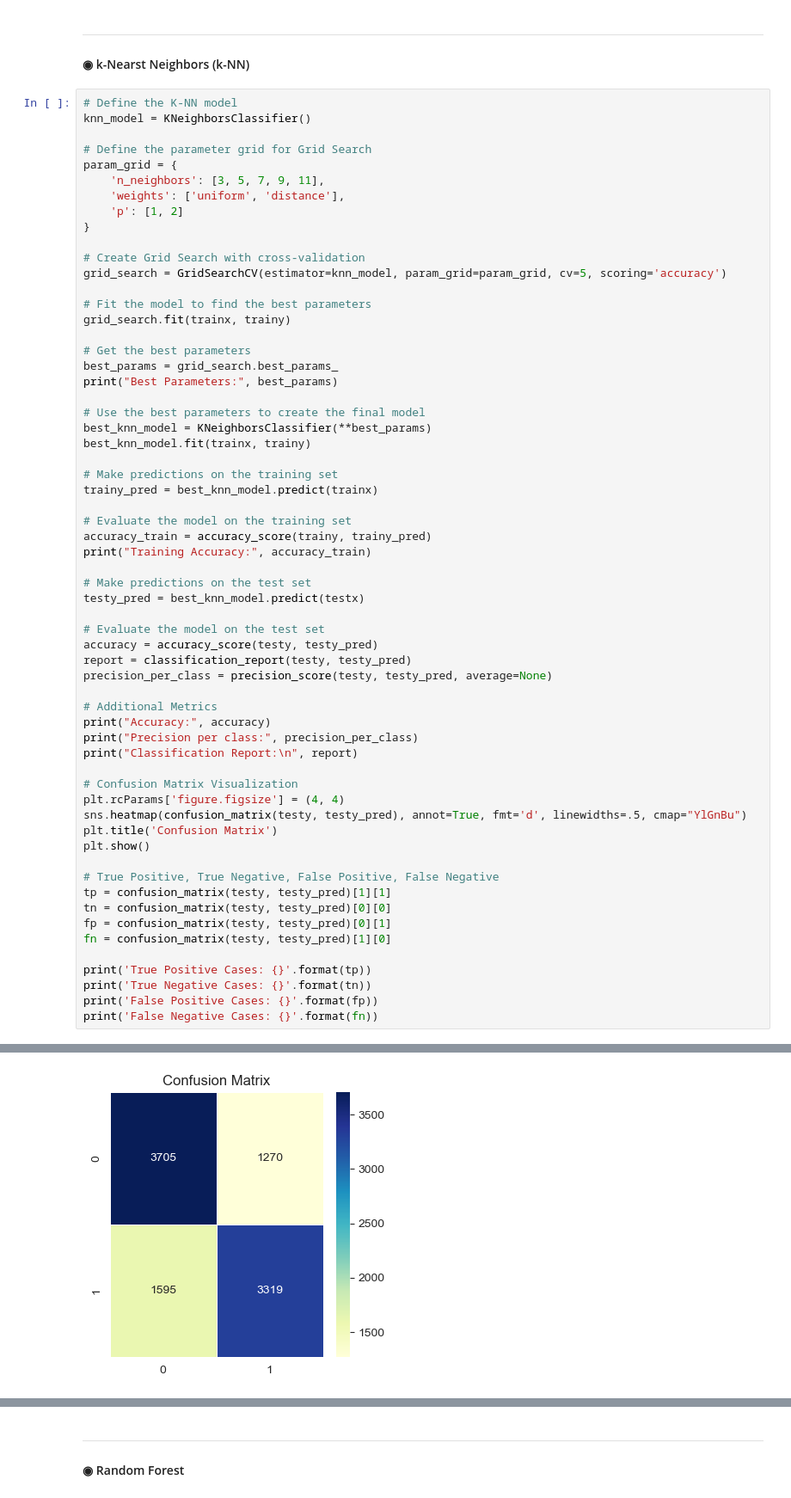
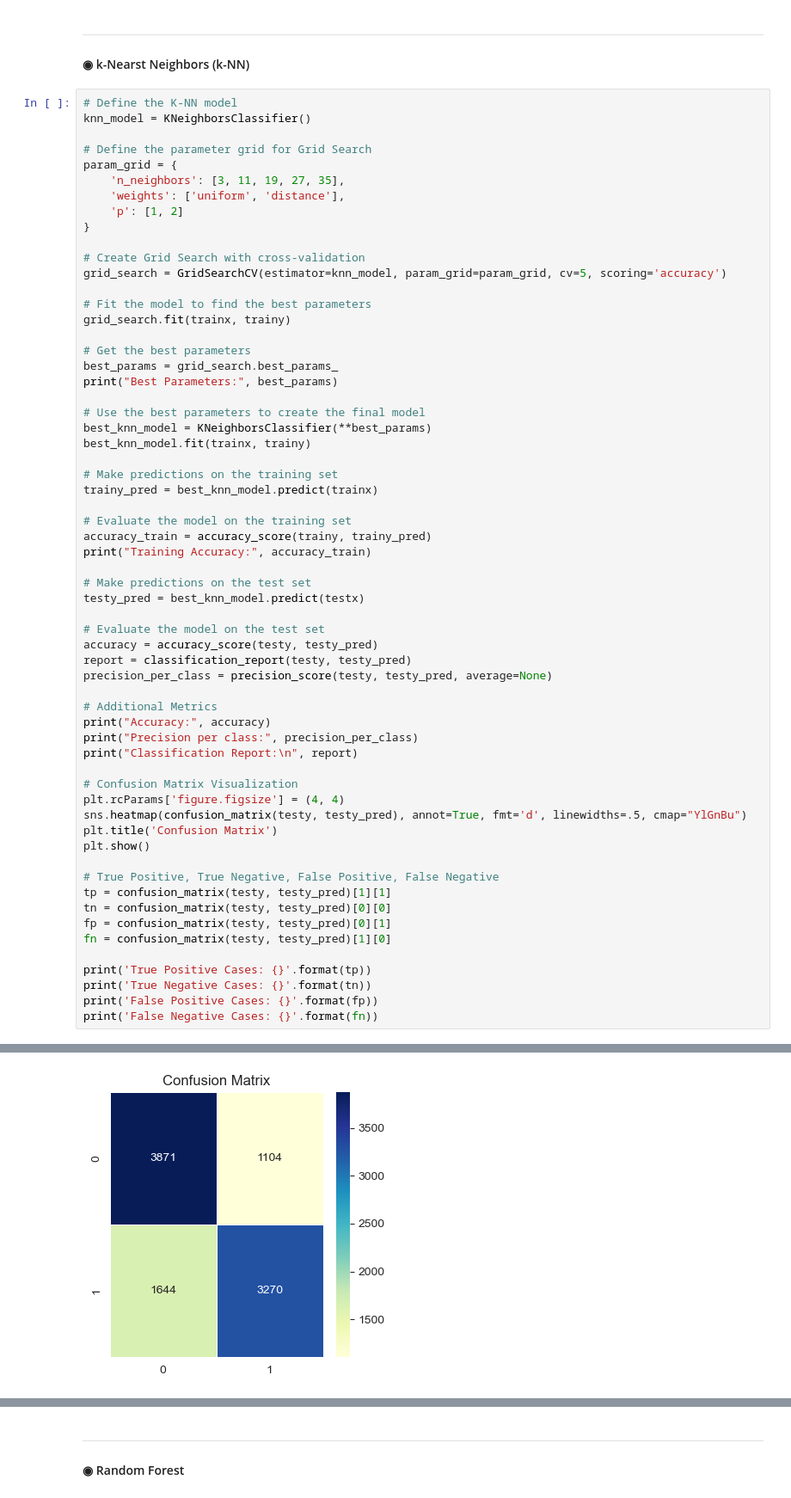
Before and after one commit to MasoudNateghi/CS534, a Jupyter notebook: Project/Project.ipynb, the cells around one changed output, grey strips where cells are left out. Shown at 86% size. Drawn from its saved outputs; the diff is of its cells as text.

```diff
--- a/Project/Project.ipynb
+++ b/Project/Project.ipynb
@@ -1301,7 +1303,7 @@ knn_model = KNeighborsClassifier()
 
 # Define the parameter grid for Grid Search
 param_grid = {
-    'n_neighbors': [3, 5, 7, 9, 11],
+    'n_neighbors': [3, 11, 19, 27, 35],
     'weights': ['uniform', 'distance'],
     'p': [1, 2]
 }
@@ -1373 +1375 @@ weighted avg       0.71      0.71      0.71      9889
-[figure, old version]
+[figure, new version]
```
Also changed, not shown: parts of 5 cells of this notebook.
